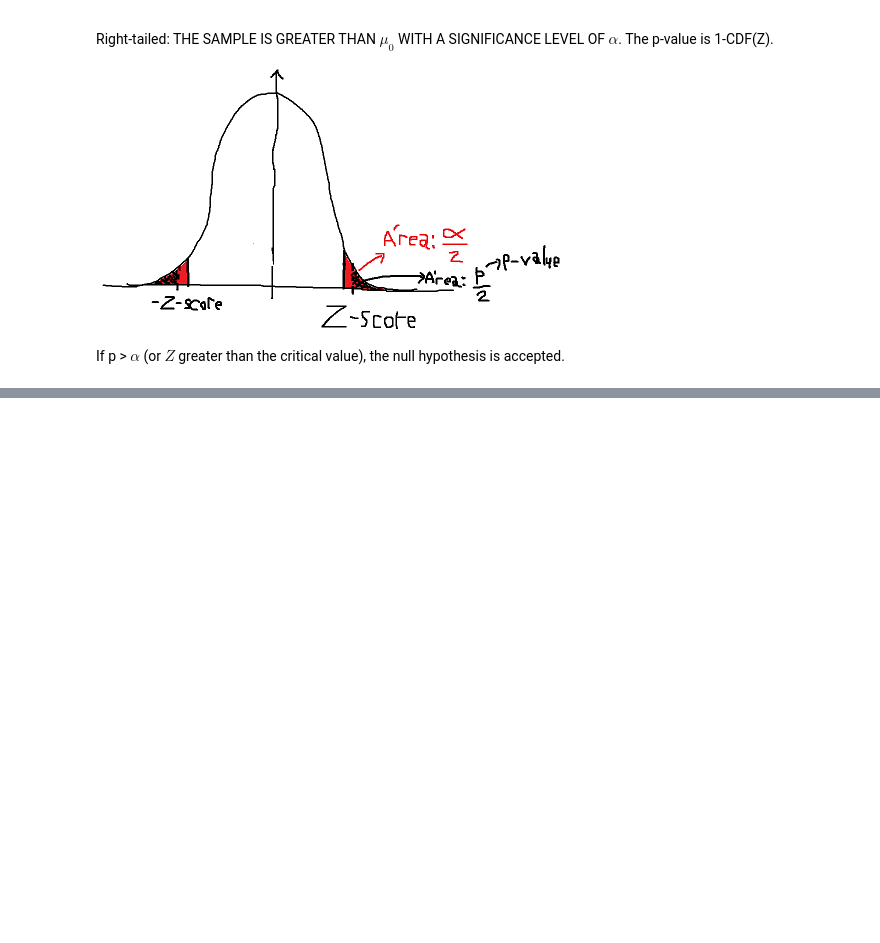
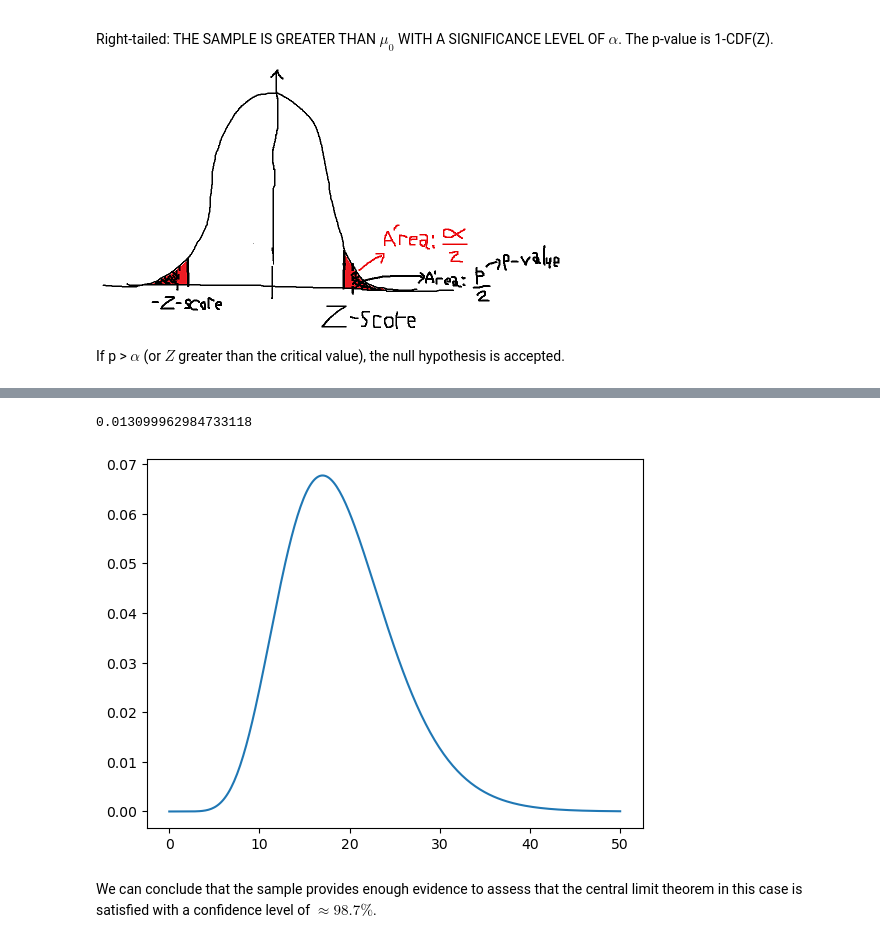
Before and after one commit to martinjimenez388/Road_to_alternatives, a Jupyter notebook: SomeRegressions.ipynb, the cells around one changed output, grey strips where cells are left out. Drawn from its saved outputs; the diff is of its cells as text; code cells hidden in the pictures; blank space fills up the shorter version.

```diff
--- a/SomeRegressions.ipynb
+++ b/SomeRegressions.ipynb
@@ -86,0 +143,10 @@ print(ztest_score, pval)
+# %%
+print(stats.chi2.sf(chistd, len(counts)-1))
+tlist = np.linspace(0., 50., 300)
+plt.plot(tlist, stats.chi2.pdf(tlist, len(counts)-1))
+plt.show()
+# %% [output]
+0.013099962984733118
+[figure, added]
+# %% [markdown]
+We can conclude that the sample provides enough evidence to assess that the central limit theorem in this case is satisfied with a confidence level of $\approx 98.7\%$.
```
Also changed, not shown: parts of 10 cells of this notebook.
